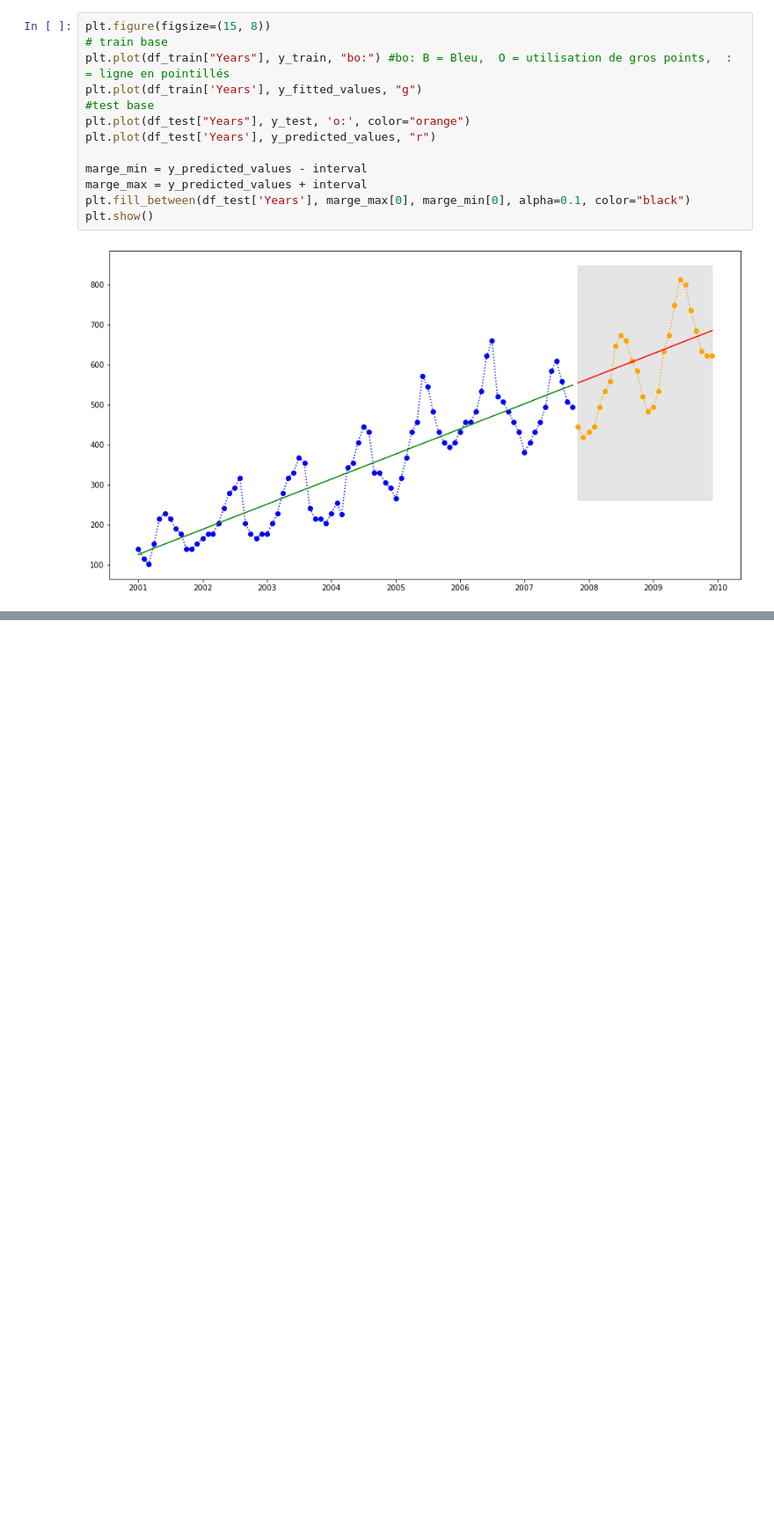
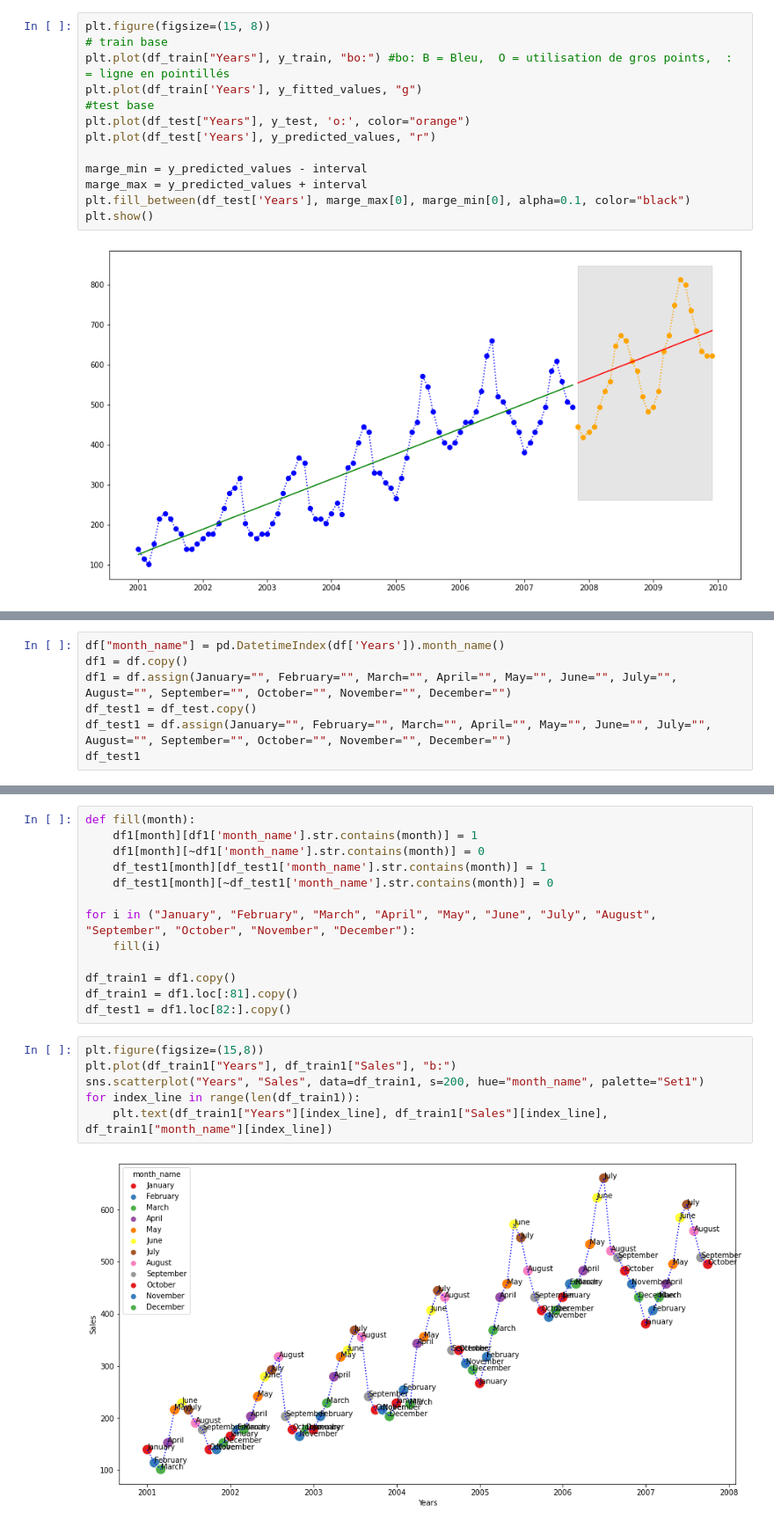
Before and after one commit to GregHHH/Python, a Jupyter notebook: computer_science/21.11.18/cours_python_journee_3.ipynb, the cells around one changed output, grey strips where cells are left out. Shown at 88% size. Drawn from its saved outputs; the diff is of its cells as text; blank space fills up the shorter version.

```diff
--- a/computer_science/21.11.18/cours_python_journee_3.ipynb
+++ b/computer_science/21.11.18/cours_python_journee_3.ipynb
@@ -94,0 +109,7 @@ plt.show()
+# %%
+df["month_name"] = pd.DatetimeIndex(df['Years']).month_name()
+df1 = df.copy()
+df1 = df.assign(January="", February="", March="", April="", May="", June="", July="", August="", September="", October="", November="", December="")
+df_test1 = df_test.copy()
+df_test1 = df.assign(January="", February="", March="", April="", May="", June="", July="", August="", September="", October="", November="", December="")
+df_test1
@@ -94,0 +130,21 @@ plt.show()
+# %%
+def fill(month):
+	df1[month][df1['month_name'].str.contains(month)] = 1
+	df1[month][~df1['month_name'].str.contains(month)] = 0
+	df_test1[month][df_test1['month_name'].str.contains(month)] = 1
+	df_test1[month][~df_test1['month_name'].str.contains(month)] = 0
+
+for i in ("January", "February", "March", "April", "May", "June", "July", "August", "September", "October", "November", "December"):
+	fill(i)
+
+df_train1 = df1.copy()
+df_train1 = df1.loc[:81].copy()
+df_test1 = df1.loc[82:].copy()
+# %%
+plt.figure(figsize=(15,8))
+plt.plot(df_train1["Years"], df_train1["Sales"], "b:")
+sns.scatterplot("Years", "Sales", data=df_train1, s=200, hue="month_name", palette="Set1")
+for index_line in range(len(df_train1)):
+	plt.text(df_train1["Years"][index_line], df_train1["Sales"][index_line], df_train1["month_name"][index_line])
+# %% [output]
+[figure, added]
```
Also changed, not shown: parts of 15 cells of this notebook, 2 other files.
